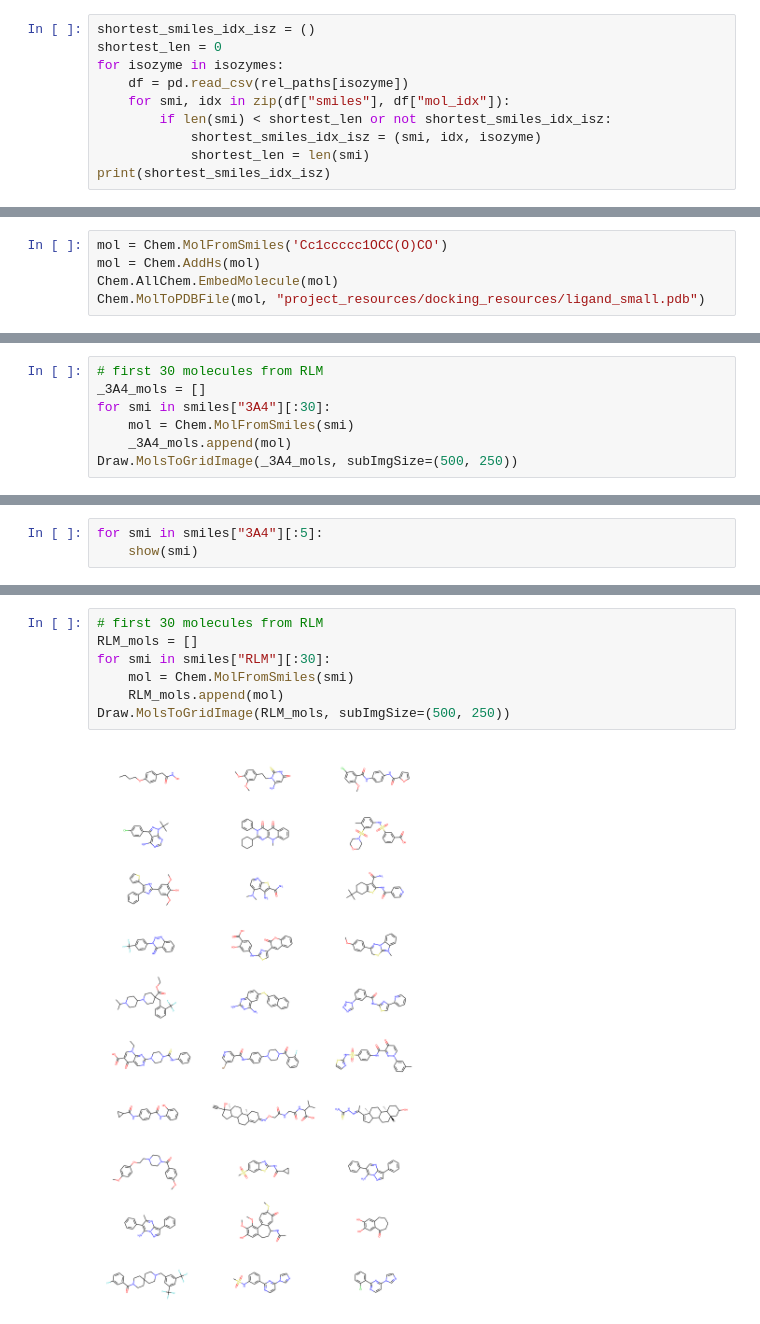
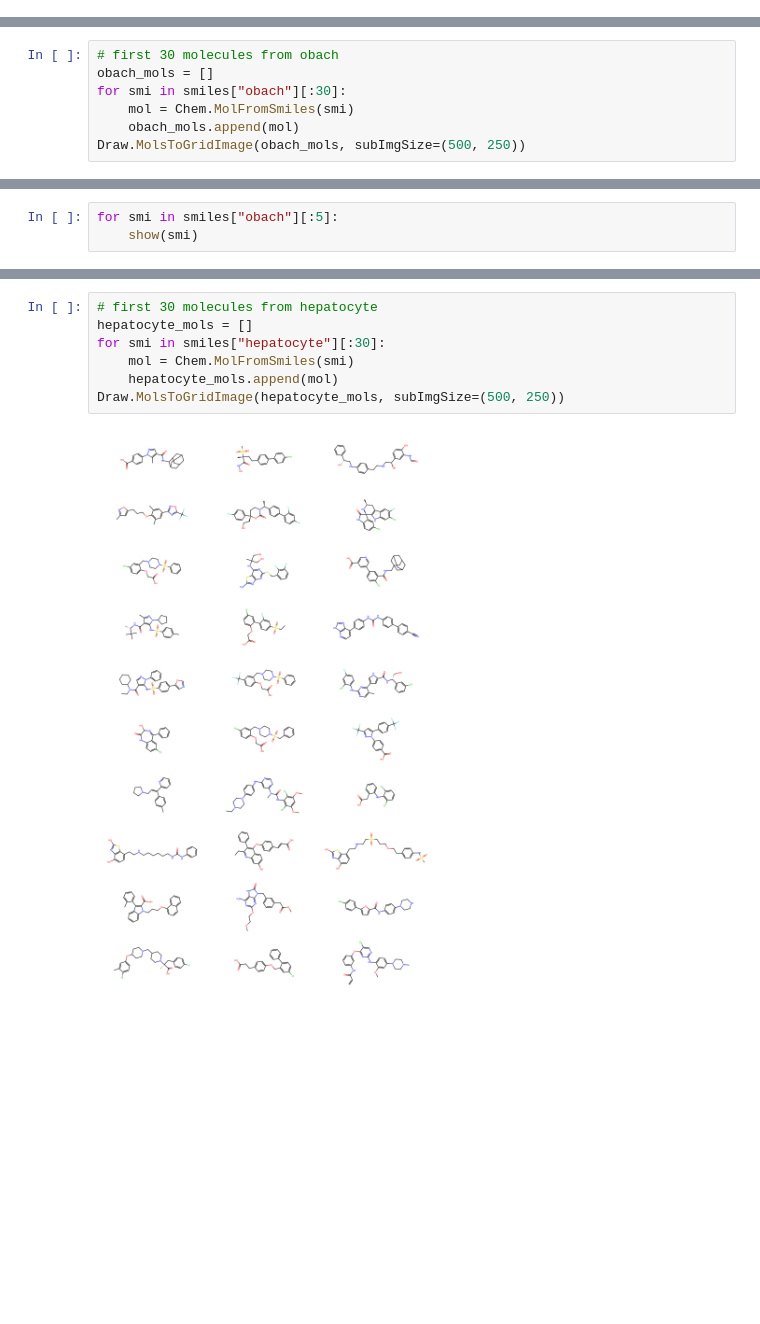
Before and after one commit to hruska-lab/metabolism-hyperparameter-optimization, a Jupyter notebook: mols-visualization.ipynb, the cells around one changed output, grey strips where cells are left out. Drawn from its saved outputs; the diff is of its cells as text; blank space fills up the shorter version.

```diff
--- a/mols-visualization.ipynb
+++ b/mols-visualization.ipynb
@@ -91,10 +54,0 @@ HLC.csv already exists in dir
-# %%
-shortest_smiles_idx_isz = ()
-shortest_len = 0
-for isozyme in isozymes:
-    df = pd.read_csv(rel_paths[isozyme])
-    for smi, idx in zip(df["smiles"], df["mol_idx"]):
-        if len(smi) < shortest_len or not shortest_smiles_idx_isz:
-            shortest_smiles_idx_isz = (smi, idx, isozyme)
-            shortest_len = len(smi)
-print(shortest_smiles_idx_isz)
@@ -103,5 +54,0 @@ print(shortest_smiles_idx_isz)
-# %%
-mol = Chem.MolFromSmiles('Cc1ccccc1OCC(O)CO')
-mol = Chem.AddHs(mol)
-Chem.AllChem.EmbedMolecule(mol)
-Chem.MolToPDBFile(mol, "project_resources/docking_resources/ligand_small.pdb")
@@ -123,8 +55,8 @@ Chem.MolFromSmiles("C1=CC=C2C=C(C=CC2=C1)SC3=CC4=C(C=C3)N=C(N=C4N)N")
 # %%
-# first 30 molecules from RLM
-_3A4_mols = []
-for smi in smiles["3A4"][:30]:
+# first 30 molecules from obach
+obach_mols = []
+for smi in smiles["obach"][:30]:
     mol = Chem.MolFromSmiles(smi)
-    _3A4_mols.append(mol)
-Draw.MolsToGridImage(_3A4_mols, subImgSize=(500, 250))
+    obach_mols.append(mol)
+Draw.MolsToGridImage(obach_mols, subImgSize=(500, 250))
 # %% [output]
@@ -132,5 +64,5 @@ Draw.MolsToGridImage(_3A4_mols, subImgSize=(500, 250))
 # %%
-for smi in smiles["3A4"][:5]:
+for smi in smiles["obach"][:5]:
     show(smi)
 # %% [output]
 [interactive output not drawn]
@@ -139,12 +71,12 @@ for smi in smiles["3A4"][:5]:
 [interactive output not drawn]
 [interactive output not drawn]
 # %%
-# first 30 molecules from RLM
-RLM_mols = []
-for smi in smiles["RLM"][:30]:
+# first 30 molecules from hepatocyte
+hepatocyte_mols = []
+for smi in smiles["hepatocyte"][:30]:
     mol = Chem.MolFromSmiles(smi)
-    RLM_mols.append(mol)
-Draw.MolsToGridImage(RLM_mols, subImgSize=(500, 250))
+    hepatocyte_mols.append(mol)
+Draw.MolsToGridImage(hepatocyte_mols, subImgSize=(500, 250))
 # %% [output]
-[figure, old version]
+[figure, new version]
 # %%
```
Also changed, not shown: parts of 18 cells of this notebook, 23 other files.
